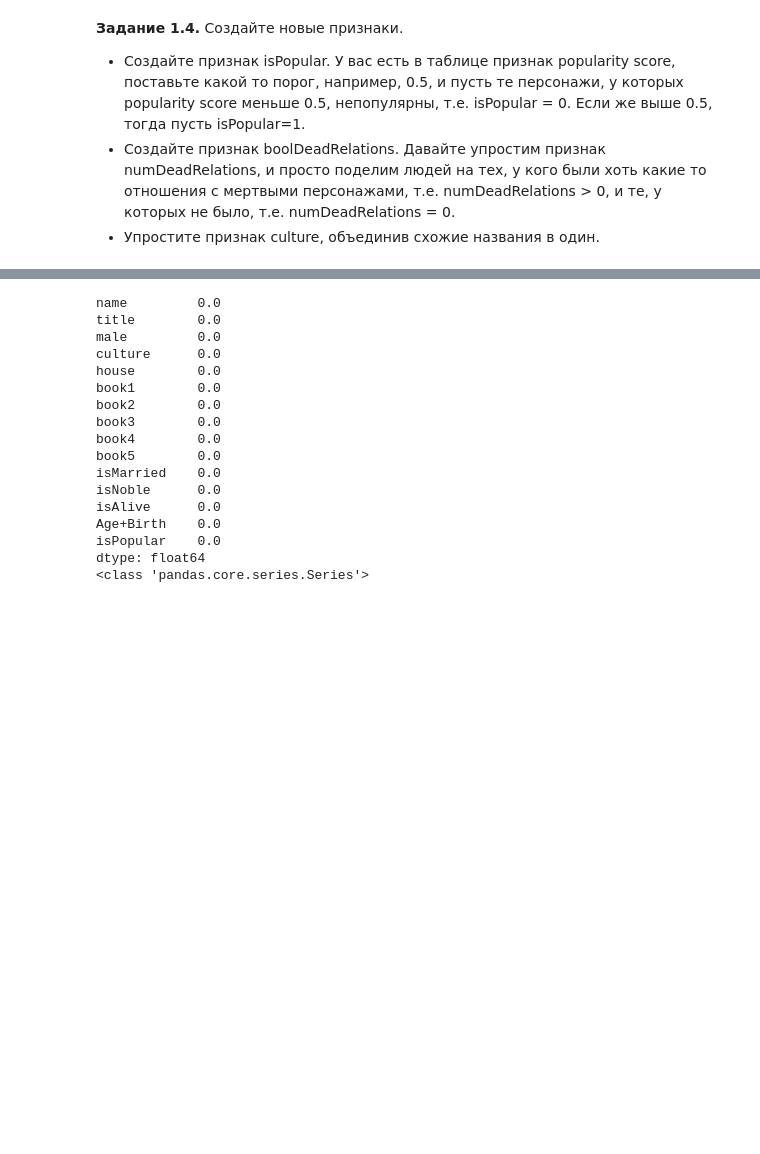
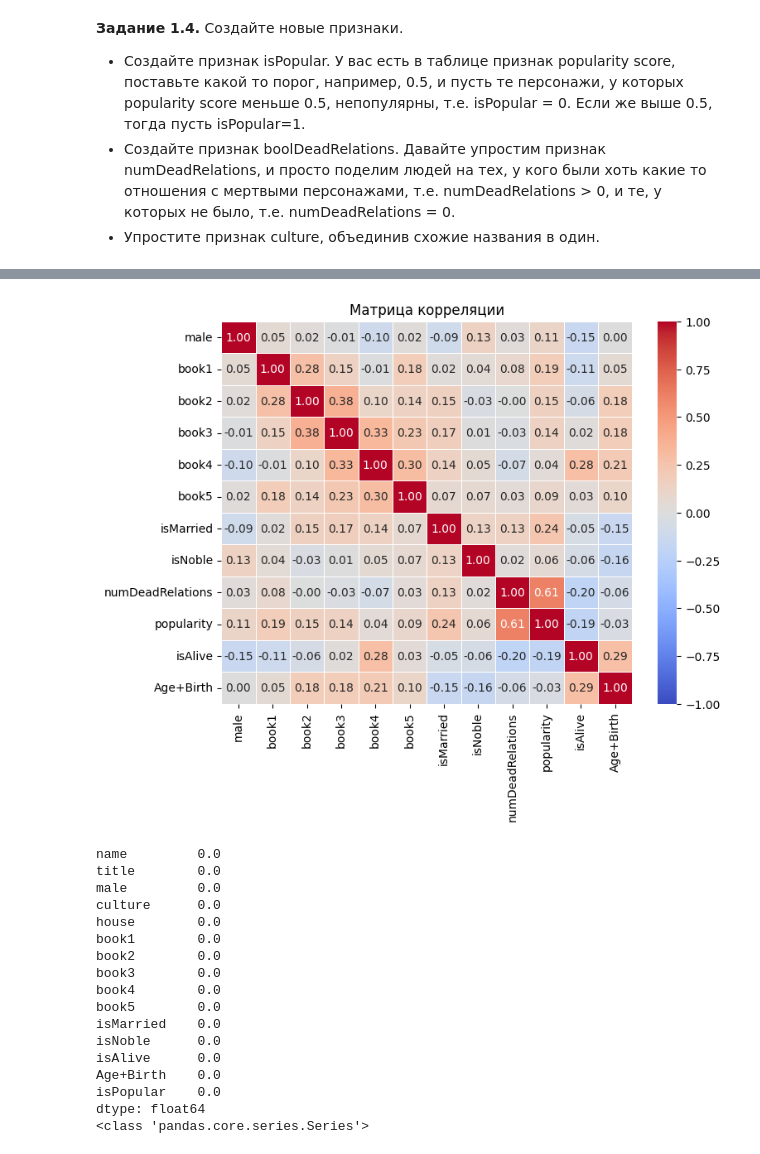
Before and after one commit to OldPetyaTrucker/MuratSamsung, a Jupyter notebook: week_01_ml_intro/Homework/hw_1_game_of_thrones.ipynb, the cells around one changed output, grey strips where cells are left out. Saved outputs shown, nothing was run; the diff lists cells and outputs as text; code cells hidden in the pictures; blank space fills up the shorter version.

```diff
--- a/week_01_ml_intro/Homework/hw_1_game_of_thrones.ipynb
+++ b/week_01_ml_intro/Homework/hw_1_game_of_thrones.ipynb
@@ -233,3 +269,17 @@ df.head()
+# %%
+import pandas as pd
+import seaborn as sns
+import matplotlib.pyplot as plt
+numeric_df = df.select_dtypes(include=['number'])
+corr_matrix = numeric_df.corr()
+plt.figure(figsize=(8, 6))
+sns.heatmap(corr_matrix, annot=True, fmt=".2f", cmap='coolwarm', vmin=-1, vmax=1, linewidths=0.5)
+plt.title('Матрица корреляции')
+plt.show()
+
+#матрица корреляции числовых признаков. можно заметить, что довольно логично, что на живость перса влияет эйдж+дата рождения
+# %% [output]
+[figure, added]
 # %%
 df['isPopular'] = (df['popularity'] >= 0.5).astype(int)
 df=df.drop(columns=['popularity'])
```
Also changed, not shown: parts of 31 cells of this notebook.
